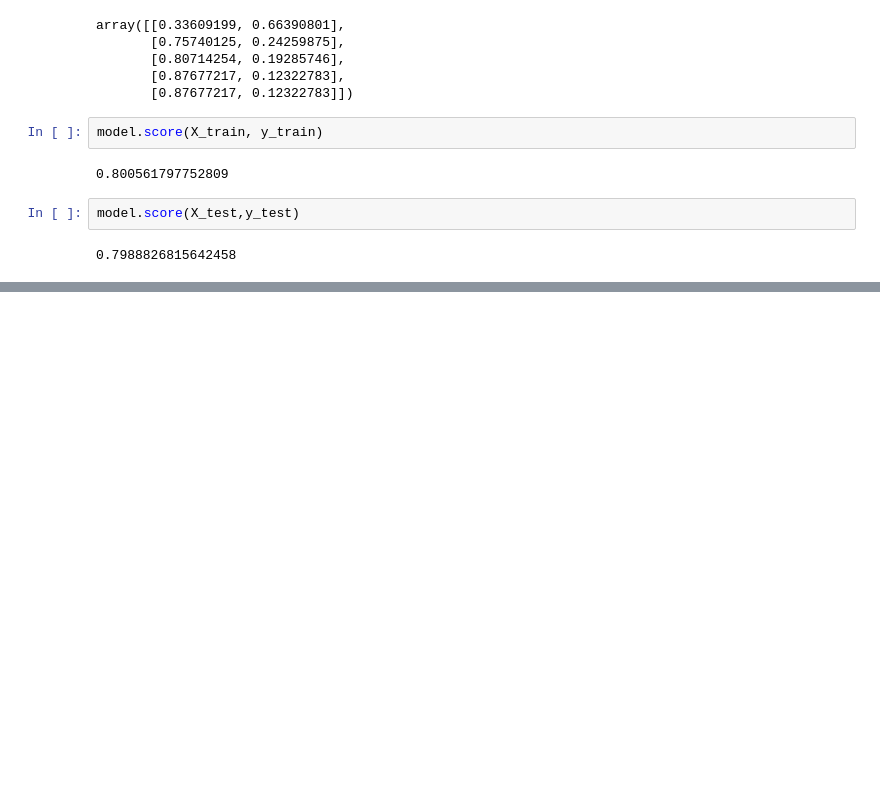
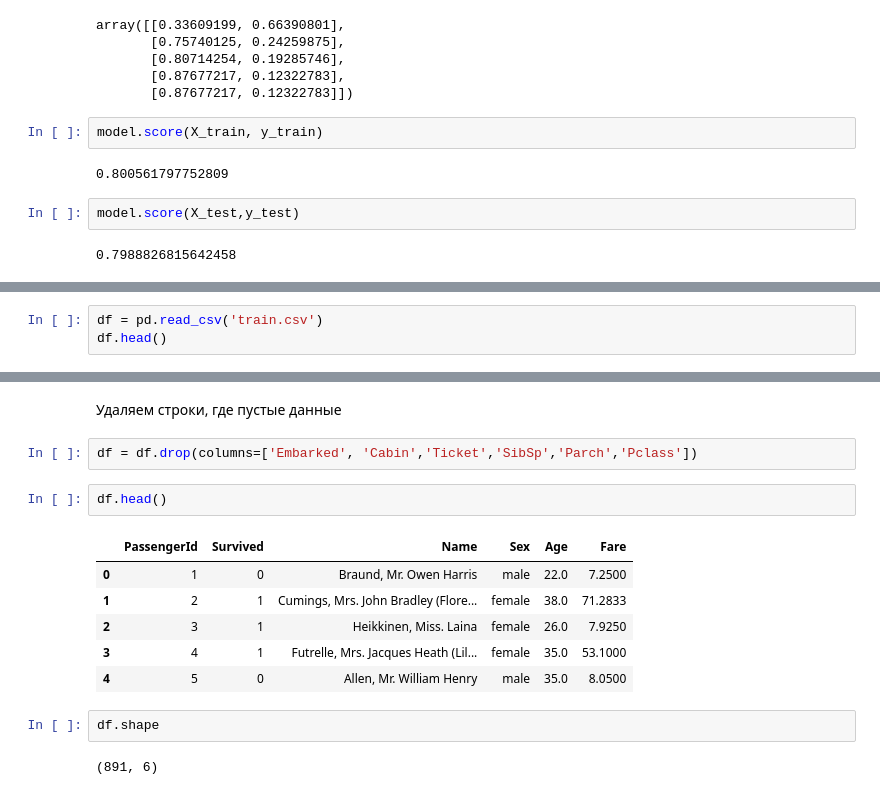
Before and after one commit to Ch0k/ML-DZ5, a Jupyter notebook: Untitled2.ipynb, the cells around one changed output, grey strips where cells are left out. Drawn from its saved outputs; the diff is of its cells as text; blank space fills up the shorter version.

```diff
--- a/Untitled2.ipynb
+++ b/Untitled2.ipynb
@@ -236,0 +239,3 @@ model.score(X_test,y_test)
+# %%
+df = pd.read_csv('train.csv')
+df.head()
@@ -236,0 +271,17 @@ model.score(X_test,y_test)
+# %% [markdown]
+Удаляем строки, где пустые данные
+# %%
+df = df.drop(columns=['Embarked', 'Cabin','Ticket','SibSp','Parch','Pclass'])
+# %%
+df.head()
+# %% [output]
+|  | PassengerId | Survived | Name | Sex | Age | Fare |
+| 0 | 1 | 0 | Braund, Mr. Owen Harris | male | 22.0 | 7.2500 |
+| 1 | 2 | 1 | Cumings, Mrs. John Bradley (Flore... | female | 38.0 | 71.2833 |
+| 2 | 3 | 1 | Heikkinen, Miss. Laina | female | 26.0 | 7.9250 |
+| 3 | 4 | 1 | Futrelle, Mrs. Jacques Heath (Lil... | female | 35.0 | 53.1000 |
+| 4 | 5 | 0 | Allen, Mr. William Henry | male | 35.0 | 8.0500 |
+# %%
+df.shape
+# %% [output]
+(891, 6)
```
Also changed, not shown: parts of 9 cells of this notebook.
